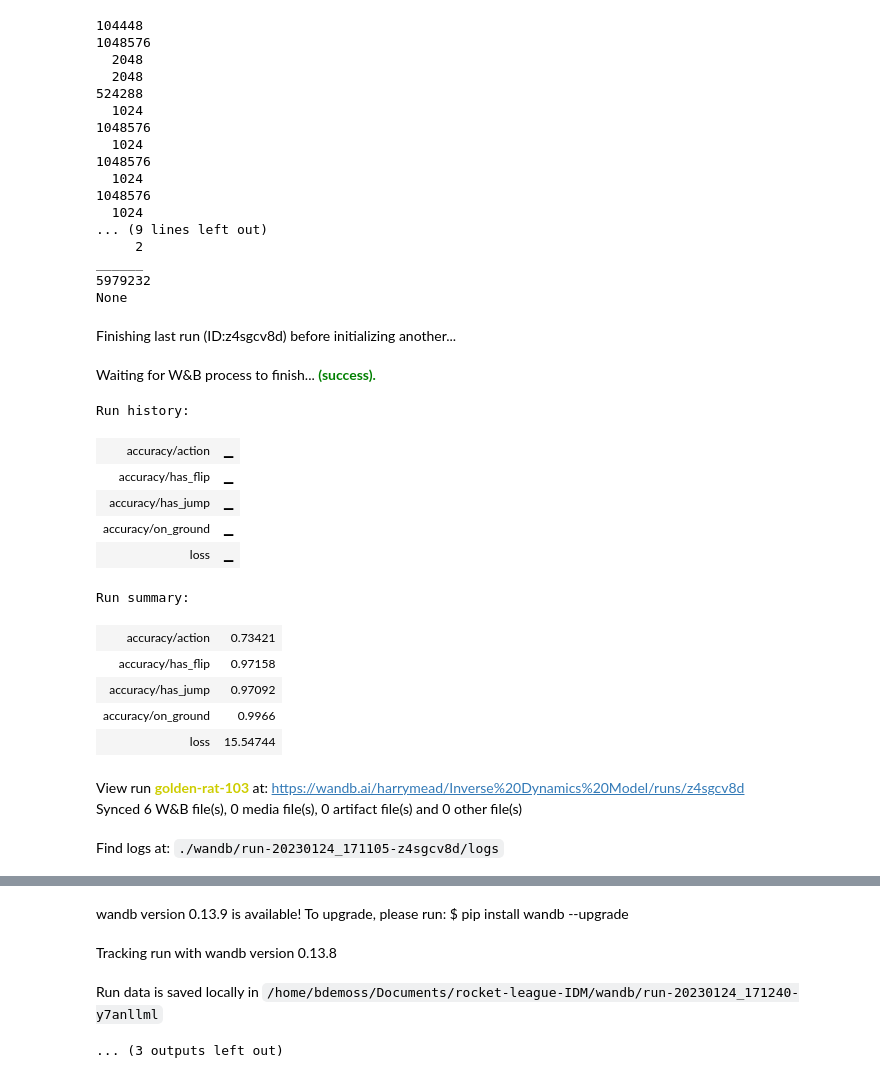
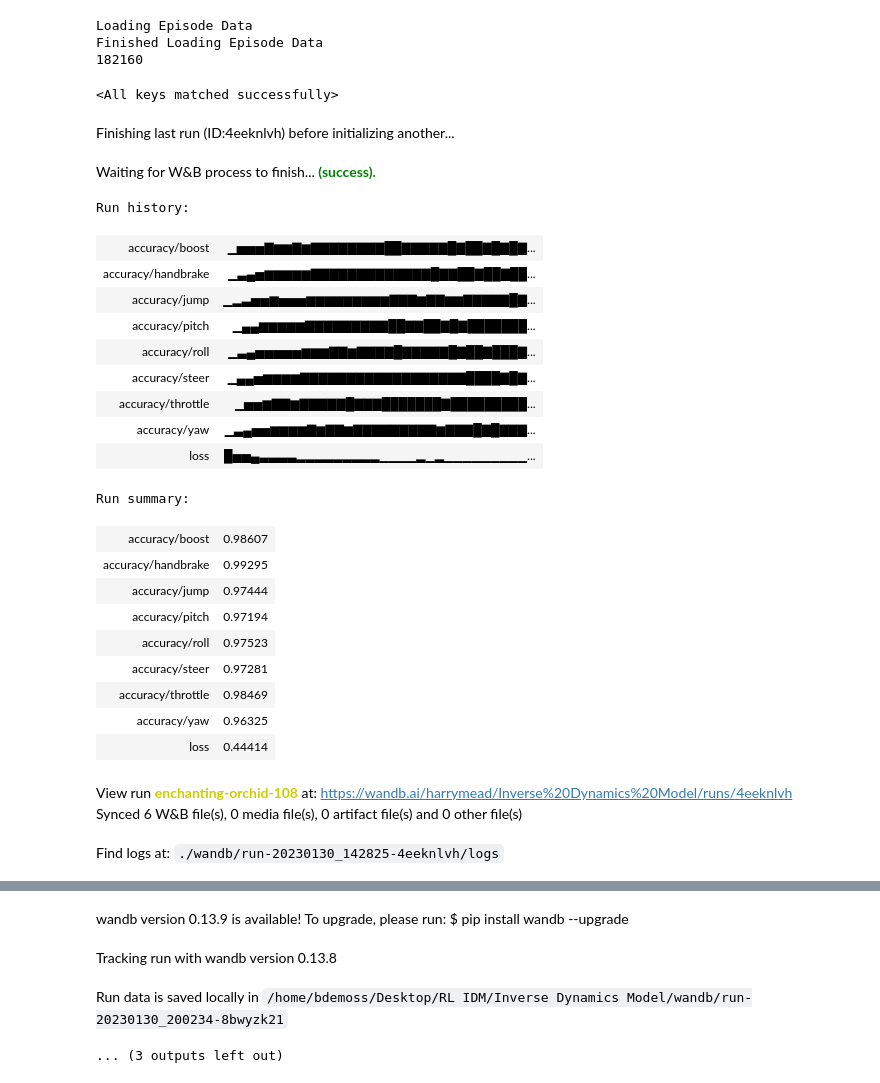
Before and after one commit to HarryMJMead/rocket-league-IDM, a Jupyter notebook: train.ipynb, the cells around one changed output, grey strips where cells are left out. Cells and saved outputs as stored; diff of their text form; code cells hidden in the pictures.

```diff
--- a/train.ipynb
+++ b/train.ipynb
@@ -26 +20,12 @@ Finished Loading Episode Data
+# %%
+TRAIN_PATH_1 = '/home/bdemoss/Desktop/RL IDM/Episode Data/Random Data/30 TPS/3v3 Train'
+TRAIN_PATH_2 = '/home/bdemoss/Desktop/RL IDM/Episode Data/Nexto Data/30 TPS/3v3 Train'
+
+train_dataset = EpisodeDataset([TRAIN_PATH_1], width=WIDTH, include_change=True)
+
+print(len(train_dataset))
+# %% [output]
+Loading Episode Data
+Finished Loading Episode Data
+182160
 # %%
@@ -29,23 +32,0 @@ Test_Data_Loader = DataLoader(test_dataset, batch_size=1, shuffle=False, num_wor
-# %%
-MODEL_PATH = 'Trained Networks/120_TPS_Nexto_LSTM_5L'
-
-model = LSTM_Model(Train_Data_Loader, Test_Data_Loader)
-model.load(MODEL_PATH)
-# %% [output]
-104448
-1048576
-  2048
-  2048
-524288
-  1024
-1048576
-  1024
-1048576
-  1024
-1048576
-  1024
-... (9 lines left out)
-     2
-______
-5979232
-None
@@ -52,26 +41,38 @@ None
+# %%
+gpumodel.load_state_dict(torch.load('trained_networks/fc3_pitch_512_w_change.pt'))
+# %% [output]
+<All keys matched successfully>
 # %%
 wandb.init(project="Inverse Dynamics Model", entity="harrymead")
 
 wandb.config = {
-  "learning_rate": 0.001,
-  "epochs": 3000,
+  "learning_rate": 0.0001,
+  "epochs": 10,
   "batch_size": 10
 }
 # %% [output]
-Finishing last run (ID:z4sgcv8d) before initializing another...
+Finishing last run (ID:4eeknlvh) before initializing another...
 Waiting for W&B process to finish... (success).
 Run history:
-| accuracy/action | ▁ |
-| accuracy/has_flip | ▁ |
-| accuracy/has_jump | ▁ |
-| accuracy/on_ground | ▁ |
-| loss | ▁ |
+| accuracy/boost | ▁▅▅▅▇▆▆▇▆▇▇▇▇▇▇▇▇██▇▇▇▇▇█▇██▇█▇█▇... |
+| accuracy/handbrake | ▁▃▄▅▆▆▆▆▆▇▇▇▇▇▇▇▇▇▇▇▇▇█▇▇██▇██▇██... |
+| accuracy/jump | ▁▂▃▅▅▆▅▅▅▆▆▆▆▆▆▆▆▆▇▇▇▆▇▇▆▆▇▇▇▇▇█▇... |
+| accuracy/pitch | ▁▄▄▆▆▆▆▆▇▇▇▇▇▇▇▇▇██▇▇██▇█▇███████... |
+| accuracy/roll | ▁▃▄▅▅▅▅▅▆▆▆▇▇▆▇▇▇▇█▇▇▇▇▇█▇██▇███▇... |
+| accuracy/steer | ▁▄▄▅▆▆▆▆▇▇▇▇▇▇▇▇▇▇▇▇▇▇▇▇▇▇████▇█▇... |
+| accuracy/throttle | ▁▅▅▆▇▇▆▇▇▇▇▇█▇▇▇███████▇█████████... |
+| accuracy/yaw | ▁▃▄▅▅▆▆▆▆▇▆▇▇▆▇▇▇▇▇▇▇▇▇▆▇▇▇█▇█▇▇▇... |
+| loss | █▅▅▄▃▃▃▃▂▂▂▂▂▂▂▂▂▁▁▁▁▂▁▂▁▁▁▁▁▁▁▁▁... |
 Run summary:
-| accuracy/action | 0.73421 |
-| accuracy/has_flip | 0.97158 |
-| accuracy/has_jump | 0.97092 |
-| accuracy/on_ground | 0.9966 |
-| loss | 15.54744 |
+| accuracy/boost | 0.98607 |
+| accuracy/handbrake | 0.99295 |
+| accuracy/jump | 0.97444 |
+| accuracy/pitch | 0.97194 |
+| accuracy/roll | 0.97523 |
+| accuracy/steer | 0.97281 |
+| accuracy/throttle | 0.98469 |
+| accuracy/yaw | 0.96325 |
+| loss | 0.44414 |
-View run golden-rat-103 at: https://wandb.ai/harrymead/Inverse%20Dynamics%20Model/runs/z4sgcv8d
+View run enchanting-orchid-108 at: https://wandb.ai/harrymead/Inverse%20Dynamics%20Model/runs/4eeknlvh
 Synced 6 W&B file(s), 0 media file(s), 0 artifact file(s) and 0 other file(s)
-Find logs at: ./wandb/run-20230124_171105-z4sgcv8d/logs
+Find logs at: ./wandb/run-20230130_142825-4eeknlvh/logs
@@ -79,4 +80,4 @@ Successfully finished last run (ID:z4sgcv8d). Initializing new run:
 wandb version 0.13.9 is available! To upgrade, please run: $ pip install wandb --upgrade
 Tracking run with wandb version 0.13.8
-Run data is saved locally in /home/bdemoss/Documents/rocket-league-IDM/wandb/run-20230124_171240-y7anllml
+Run data is saved locally in /home/bdemoss/Desktop/RL IDM/Inverse Dynamics Model/wandb/run-20230130_200234-8bwyzk21
 ... (3 outputs left out)
```
Also changed, not shown: parts of 13 cells of this notebook, 58 other files.
